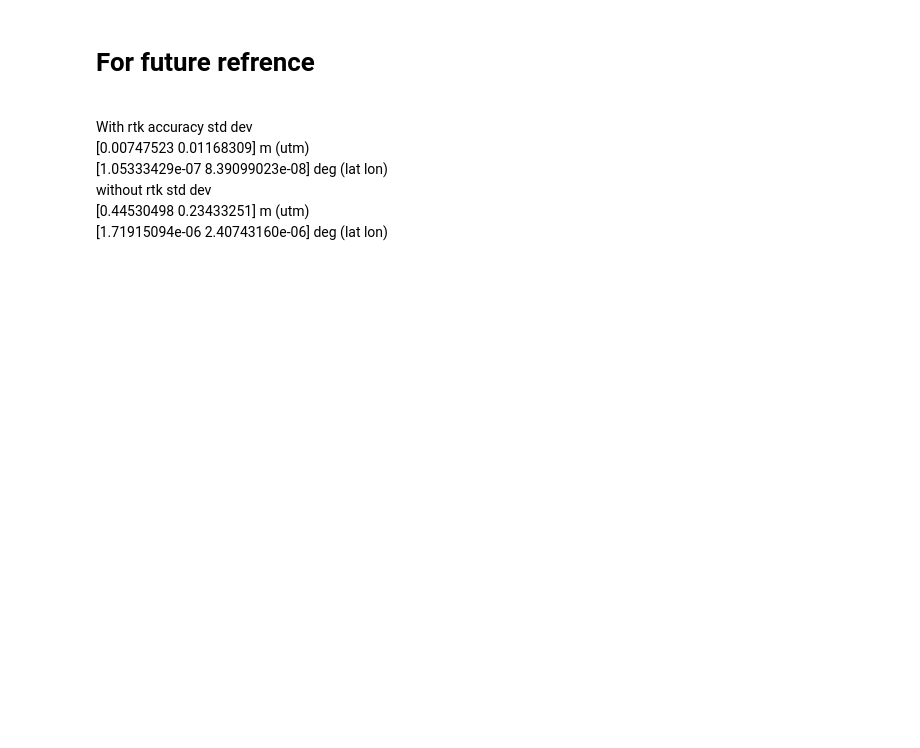
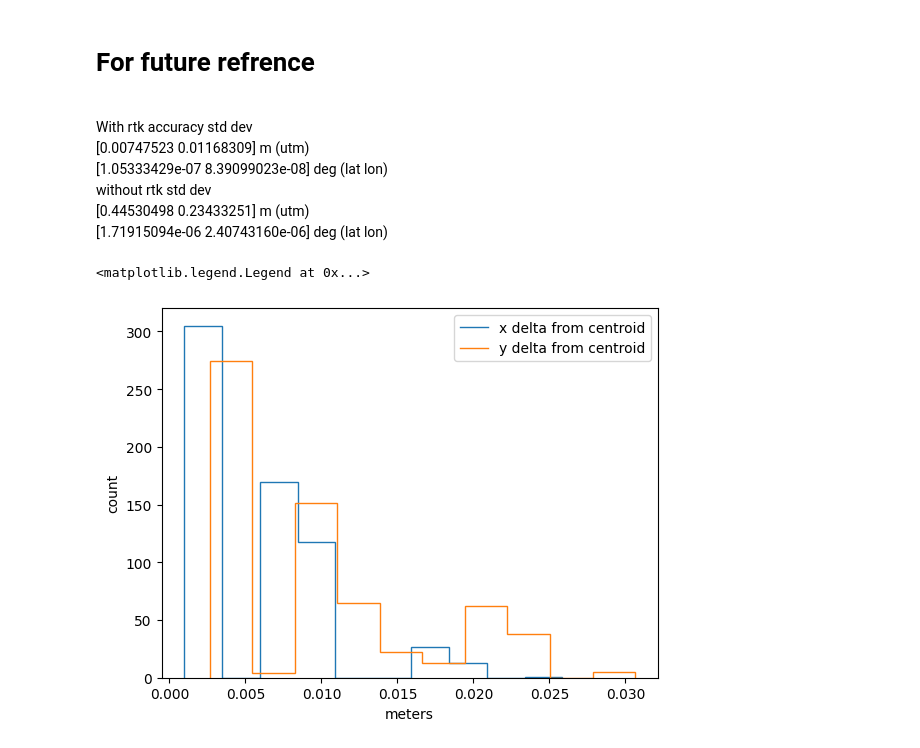
Before and after one commit to Altaffer/HARE_DatasetPipeline, a Jupyter notebook: rtk_investigate.ipynb, the cells around one changed output. Saved outputs shown, nothing was run; the diff lists cells and outputs as text; code cells hidden in the pictures; blank space fills up the shorter version.

```diff
--- a/rtk_investigate.ipynb
+++ b/rtk_investigate.ipynb
@@ -85,3 +64,22 @@ With rtk accuracy std dev<br />
 without rtk std dev<br />
 [0.44530498 0.23433251] m (utm)<br />
 [1.71915094e-06 2.40743160e-06] deg (lat lon)<br />
+# %%
+# get deltas from centroid
+d_x = abs(proc_filered[:,0] - center[0])
+d_y = abs(proc_filered[:,1] - center[1])
+
+# filter for deviation of +- 0.05m
+d_x = [d for d in d_x if d < 0.05 or d > -0.05]
+d_y = [d for d in d_y if d < 0.05 or d > -0.05]
+
+counts_x, bins_x = np.histogram(d_x)
+counts_y, bins_y = np.histogram(d_y)
+plt.stairs(counts_x, bins_x, label='x delta from centroid')
+plt.stairs(counts_y, bins_y, label='y delta from centroid')
+plt.xlabel("meters")
+plt.ylabel("count")
+plt.legend(loc='upper right')
+# %% [output]
+<matplotlib.legend.Legend at 0x...>
+[figure, added]
```
Also changed, not shown: parts of 9 cells of this notebook, 6 other files.
